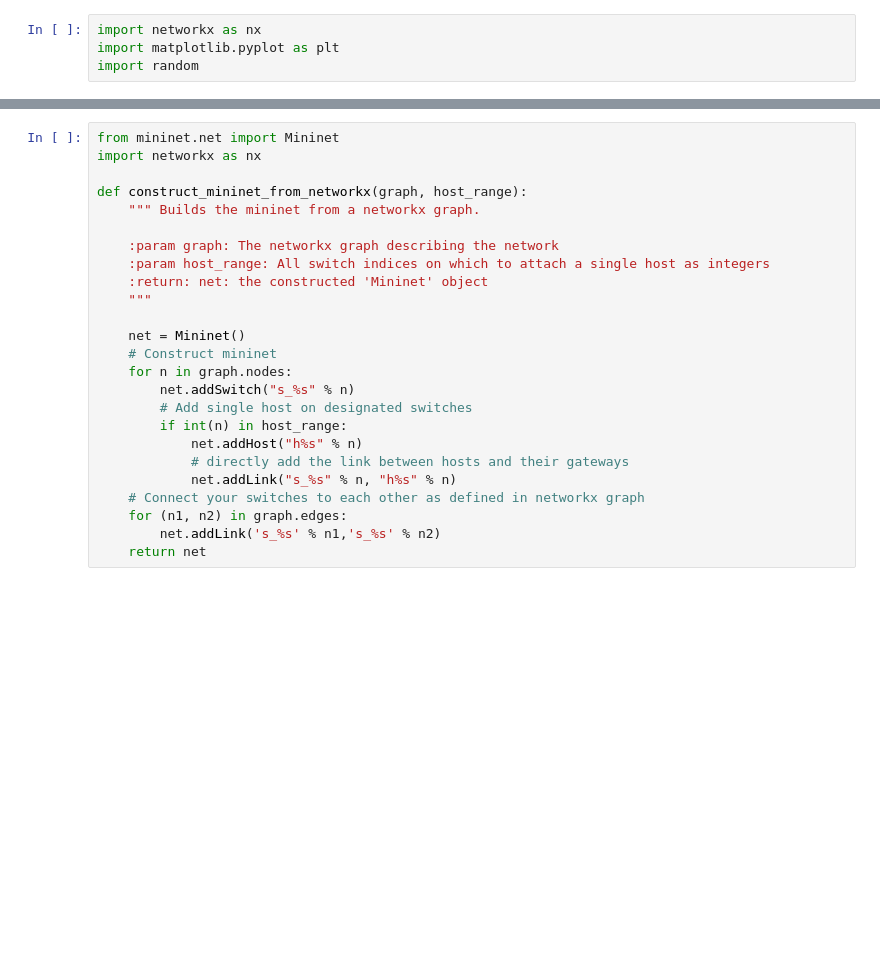
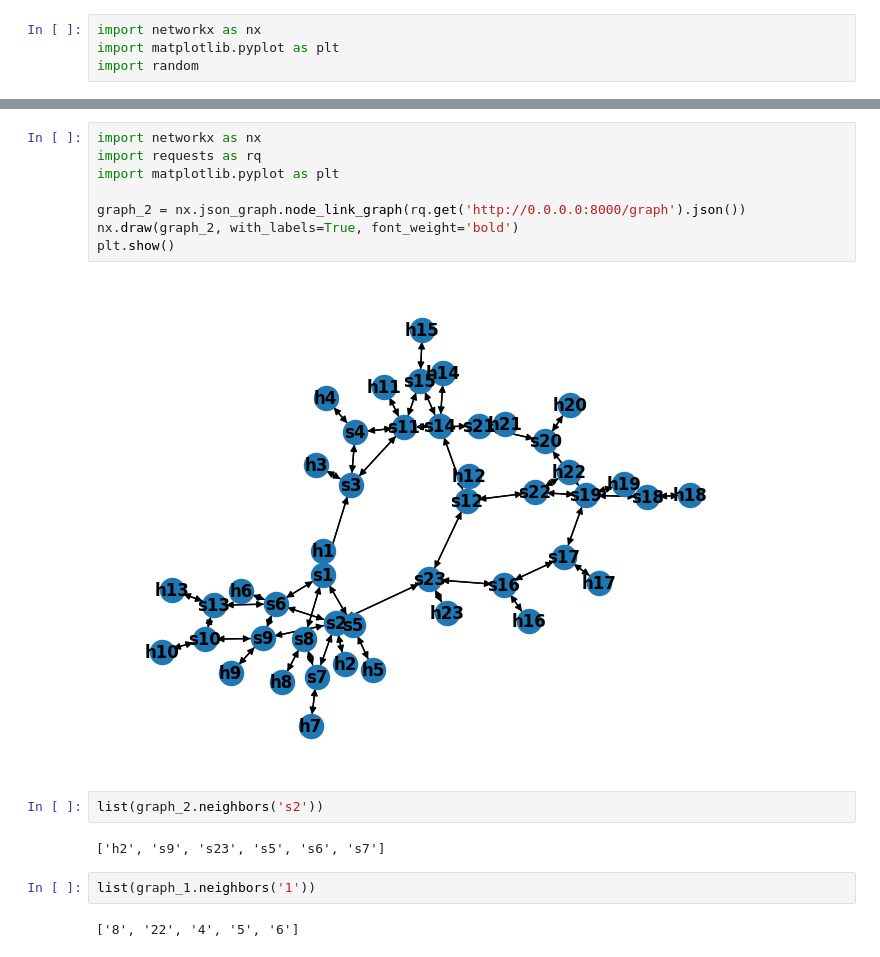
Before and after one commit to meodaiduoi/GAMR, a Jupyter notebook: RoutingComparation/scenario/mn_network/readgraphml.ipynb, the cells around one changed output, grey strips where cells are left out. Cells and saved outputs as stored; diff of their text form; blank space fills up the shorter version.

```diff
--- a/RoutingComparation/scenario/mn_network/readgraphml.ipynb
+++ b/RoutingComparation/scenario/mn_network/readgraphml.ipynb
@@ -18,25 +10,18 @@ EdgeDataView([('0', '2', {'weight': 1.0, 'key': 0, 'LinkLabel': 'Leased Waveleng
-# %%
-from mininet.net import Mininet
-import networkx as nx
-
-def construct_mininet_from_networkx(graph, host_range):
-    """ Builds the mininet from a networkx graph.
-
-    :param graph: The networkx graph describing the network
-    :param host_range: All switch indices on which to attach a single host as integers
-    :return: net: the constructed 'Mininet' object
-    """
-
-    net = Mininet()
-    # Construct mininet
-    for n in graph.nodes:
-        net.addSwitch("s_%s" % n)
-        # Add single host on designated switches
-        if int(n) in host_range:
-            net.addHost("h%s" % n)
-            # directly add the link between hosts and their gateways
-            net.addLink("s_%s" % n, "h%s" % n)
-    # Connect your switches to each other as defined in networkx graph
-    for (n1, n2) in graph.edges:
-        net.addLink('s_%s' % n1,'s_%s' % n2)
-    return net
+# %%
+import networkx as nx
+import requests as rq
+import matplotlib.pyplot as plt
+
+graph_2 = nx.json_graph.node_link_graph(rq.get('http://0.0.0.0:8000/graph').json())
+nx.draw(graph_2, with_labels=True, font_weight='bold')
+plt.show()
+# %% [output]
+[figure, added]
+# %%
+list(graph_2.neighbors('s2'))
+# %% [output]
+['h2', 's9', 's23', 's5', 's6', 's7']
+# %%
+list(graph_1.neighbors('1'))
+# %% [output]
+['8', '22', '4', '5', '6']
```
Also changed, not shown: parts of 3 cells of this notebook, 11 other files.
